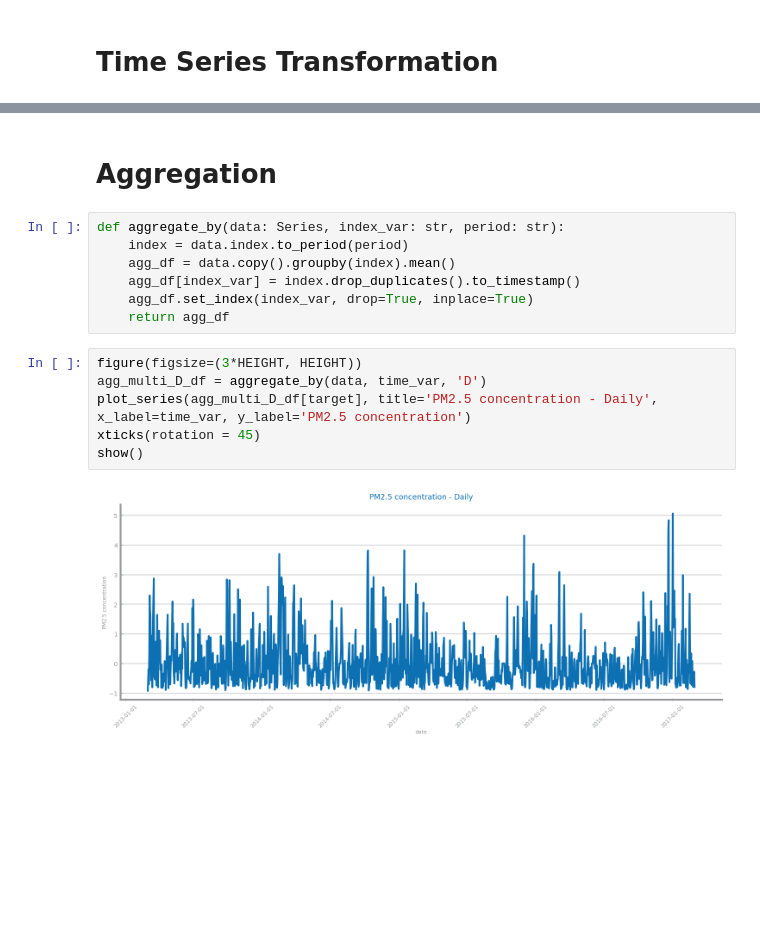
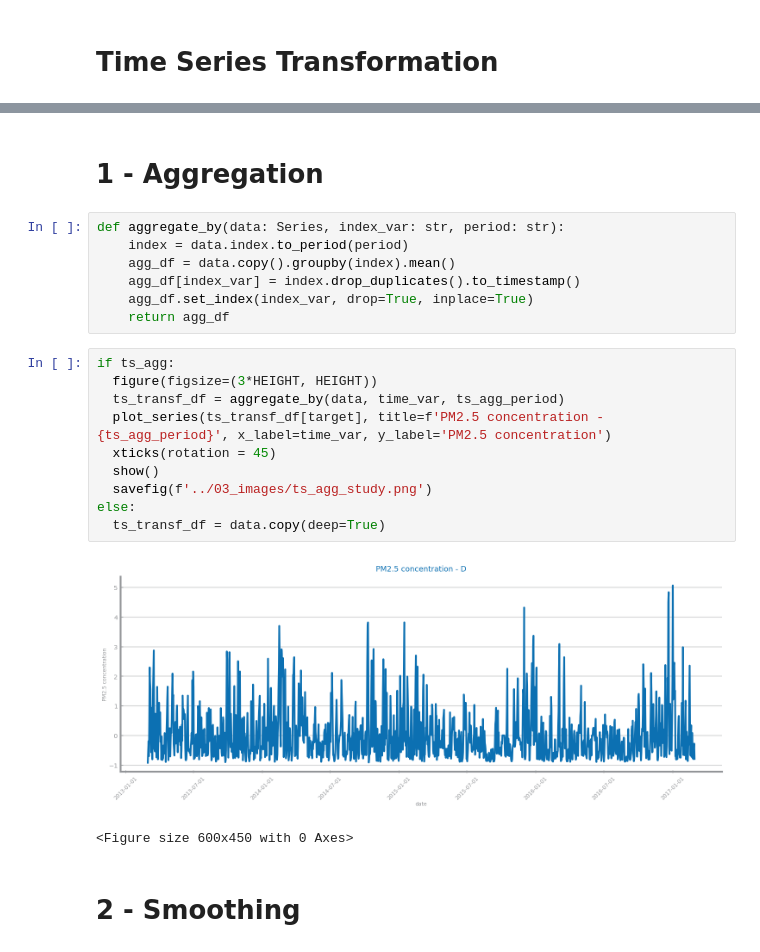
Before and after one commit to mifig/03_DataScience_SeriesTemporais, a Jupyter notebook: 02_china_polution/02_scripts/p03_ts_transformation.ipynb, the cells around one changed output, grey strips where cells are left out. Cells and saved outputs as stored; diff of their text form; blank space fills up the shorter version.

```diff
--- a/02_china_polution/02_scripts/p03_ts_transformation.ipynb
+++ b/02_china_polution/02_scripts/p03_ts_transformation.ipynb
@@ -51,5 +23,5 @@ show()
 # %% [markdown]
-# Aggregation
+# 1 - Aggregation
 # %%
 def aggregate_by(data: Series, index_var: str, period: str):
     index = data.index.to_period(period)
@@ -58,10 +30,17 @@ def aggregate_by(data: Series, index_var: str, period: str):
     agg_df.set_index(index_var, drop=True, inplace=True)
     return agg_df
 # %%
-figure(figsize=(3*HEIGHT, HEIGHT))
-agg_multi_D_df = aggregate_by(data, time_var, 'D')
-plot_series(agg_multi_D_df[target], title='PM2.5 concentration - Daily', x_label=time_var, y_label='PM2.5 concentration')
-xticks(rotation = 45)
-show()
+if ts_agg:
+  figure(figsize=(3*HEIGHT, HEIGHT))
+  ts_transf_df = aggregate_by(data, time_var, ts_agg_period)
+  plot_series(ts_transf_df[target], title=f'PM2.5 concentration - {ts_agg_period}', x_label=time_var, y_label='PM2.5 concentration')
+  xticks(rotation = 45)
+  show()
+  savefig(f'../03_images/ts_agg_study.png')
+else:
+  ts_transf_df = data.copy(deep=True)
 # %% [output]
-[figure, old version]
+[figure, new version]
+<Figure size 600x450 with 0 Axes>
+# %% [markdown]
+# 2 - Smoothing
```
Also changed, not shown: parts of 22 cells of this notebook, 13 other files.
